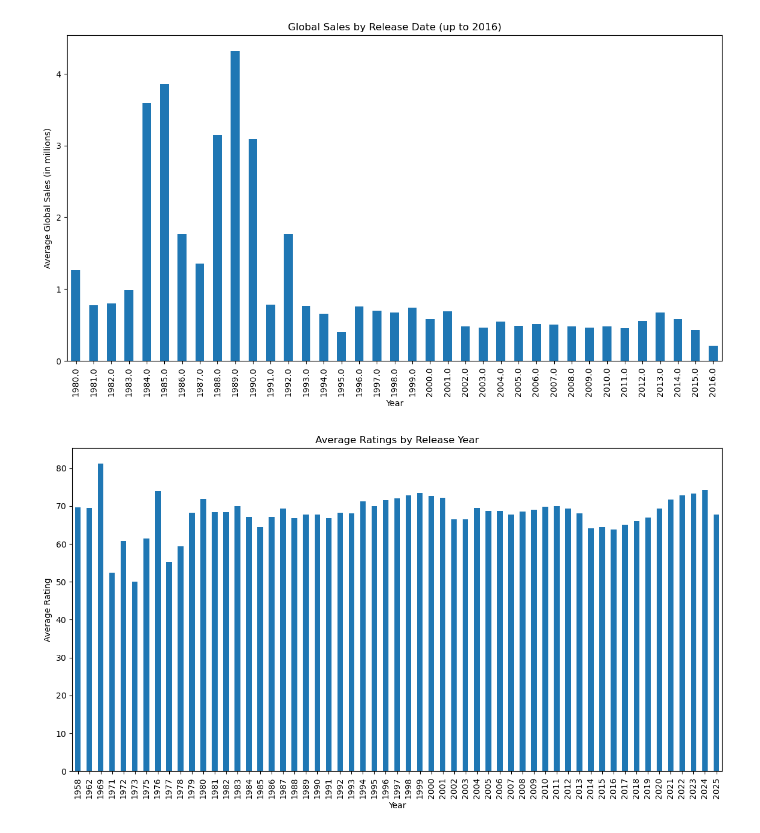
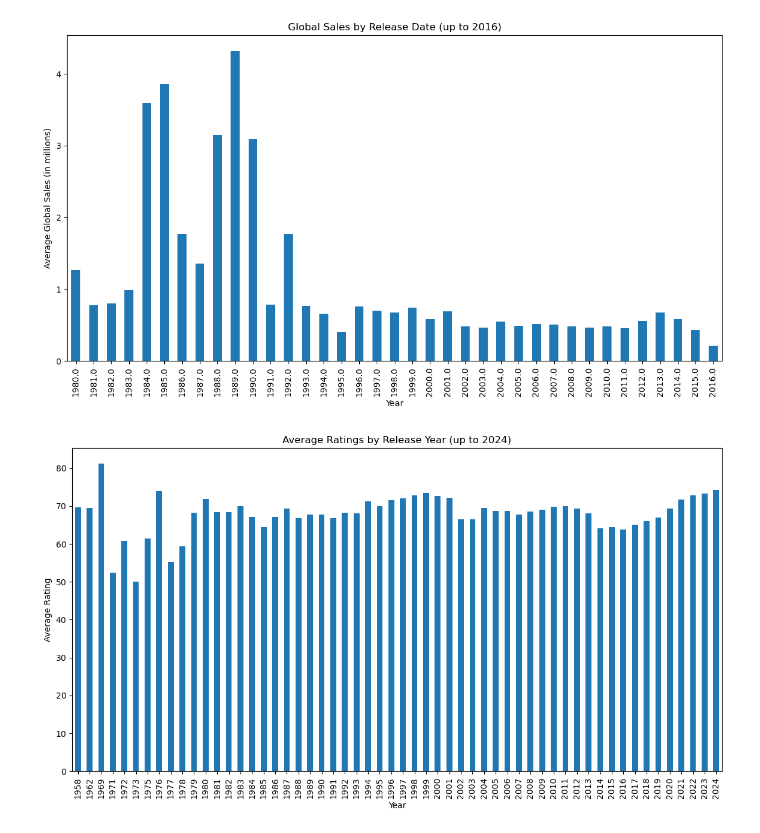
Before and after one commit to knohavec/Project-1-, a Jupyter notebook: Data Exploration Jupiter Notebooks/video_game_sales.ipynb, the cells around one changed output. Drawn from its saved outputs; the diff is of its cells as text; code cells hidden in the pictures.

Commit message:
fixed graph for ratings vs release year

```diff
--- a/Data Exploration Jupiter Notebooks/video_game_sales.ipynb
+++ b/Data Exploration Jupiter Notebooks/video_game_sales.ipynb
@@ -383,17 +383,20 @@ plt.show()
 # %% [output]
 [figure]
 # %%
-#Visualize Ratings to Release Date
+
+# read in dataframe
 ratings_df = pd.read_csv('..//Cleaned Data//video_games_ratings.csv')
-ratings_df.head()
 ratings_df['first_release_date'] = pd.to_datetime(ratings_df['first_release_date'], infer_datetime_format=True)
 ratings_df['release_year'] = ratings_df['first_release_date'].dt.year
 
+# Filter data to exclude years after 2024 (idk why theres ratings for games that come out in 2025 its not 2025 yet)
+filtered_ratings_df = ratings_df[ratings_df['release_year'] <= 2024]
+
 plt.figure(figsize=(14, 7))
-ratings_df.groupby('release_year')['rating'].mean().plot(kind='bar')
-plt.title('Average Ratings by Release Year')
+filtered_ratings_df.groupby('release_year')['rating'].mean().plot(kind='bar')
+plt.title('Average Ratings by Release Year (up to 2024)')
 plt.xlabel('Year')
 plt.ylabel('Average Rating')
 plt.show()
 # %% [output]
-[figure, old version]
+[figure, new version]
```
